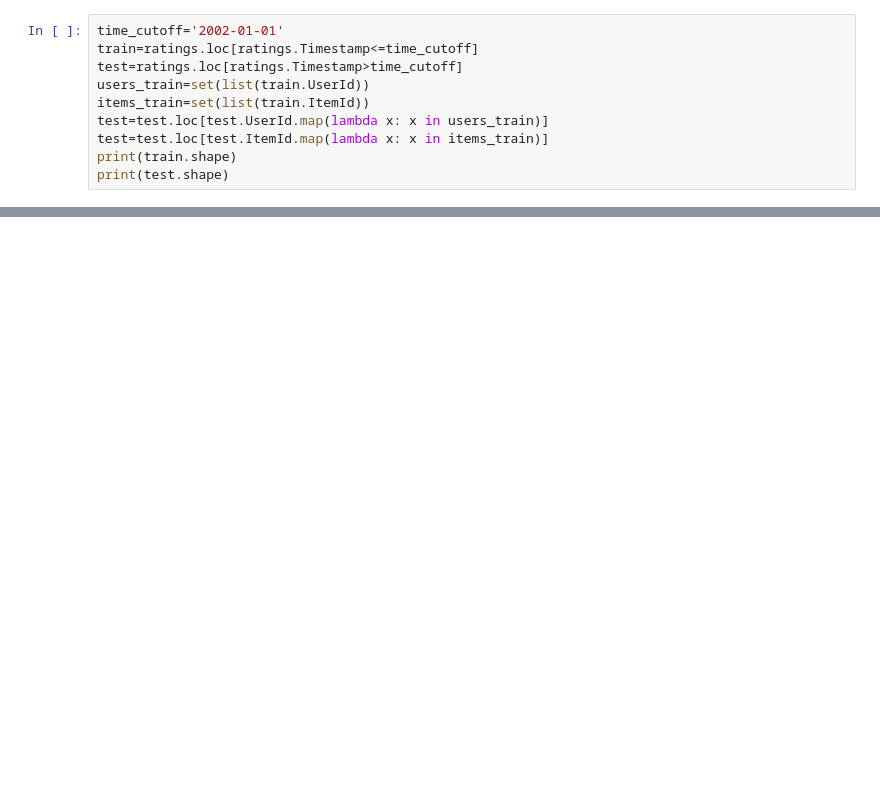
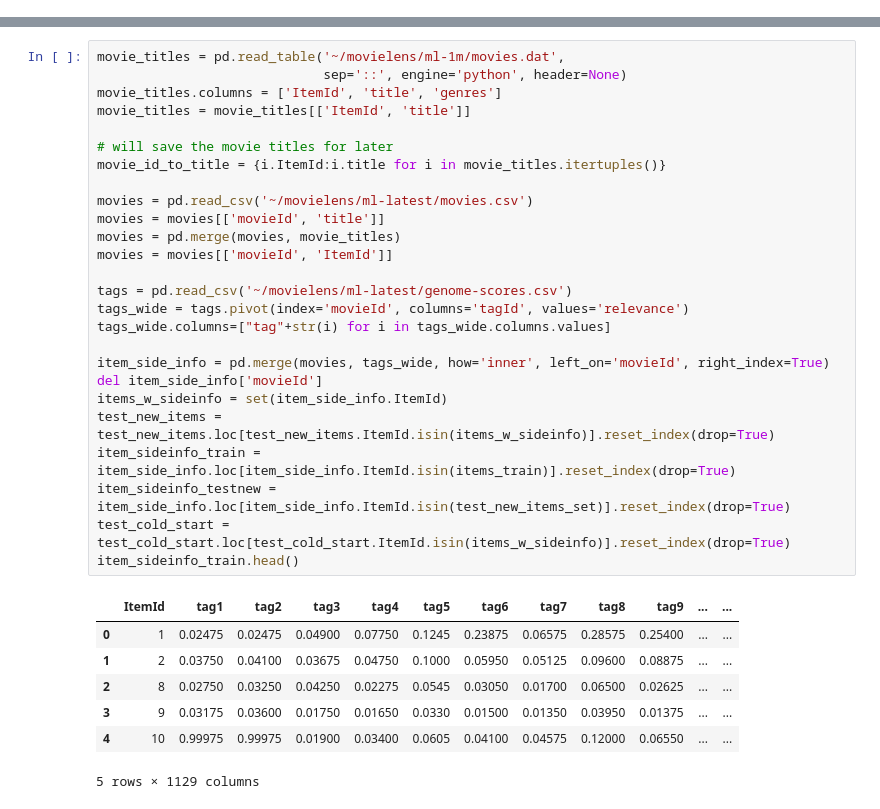
Before and after one commit to david-cortes/cmfrec, a Jupyter notebook: example/cmfrec_movielens_sideinfo.ipynb, the cells around one changed output, grey strips where cells are left out. Drawn from its saved outputs; the diff is of its cells as text; blank space fills up the shorter version.

```diff
--- a/example/cmfrec_movielens_sideinfo.ipynb
+++ b/example/cmfrec_movielens_sideinfo.ipynb
@@ -461,10 +148,0 @@ Temporal train-test split - this time it's not necessry to discard so much data
-# %%
-time_cutoff='2002-01-01'
-train=ratings.loc[ratings.Timestamp<=time_cutoff]
-test=ratings.loc[ratings.Timestamp>time_cutoff]
-users_train=set(list(train.UserId))
-items_train=set(list(train.ItemId))
-test=test.loc[test.UserId.map(lambda x: x in users_train)]
-test=test.loc[test.ItemId.map(lambda x: x in items_train)]
-print(train.shape)
-print(test.shape)
@@ -626,0 +156,34 @@ Average rating for bottom-10 (non-)recommendations from this model: 3.1021573604
+# %%
+movie_titles = pd.read_table('~/movielens/ml-1m/movies.dat',
+                             sep='::', engine='python', header=None)
+movie_titles.columns = ['ItemId', 'title', 'genres']
+movie_titles = movie_titles[['ItemId', 'title']]
+
+# will save the movie titles for later
+movie_id_to_title = {i.ItemId:i.title for i in movie_titles.itertuples()}
+
+movies = pd.read_csv('~/movielens/ml-latest/movies.csv')
+movies = movies[['movieId', 'title']]
+movies = pd.merge(movies, movie_titles)
+movies = movies[['movieId', 'ItemId']]
+
+tags = pd.read_csv('~/movielens/ml-latest/genome-scores.csv')
+tags_wide = tags.pivot(index='movieId', columns='tagId', values='relevance')
+tags_wide.columns=["tag"+str(i) for i in tags_wide.columns.values]
+
+item_side_info = pd.merge(movies, tags_wide, how='inner', left_on='movieId', right_index=True)
+del item_side_info['movieId']
+items_w_sideinfo = set(item_side_info.ItemId)
+test_new_items = test_new_items.loc[test_new_items.ItemId.isin(items_w_sideinfo)].reset_index(drop=True)
+item_sideinfo_train = item_side_info.loc[item_side_info.ItemId.isin(items_train)].reset_index(drop=True)
+item_sideinfo_testnew = item_side_info.loc[item_side_info.ItemId.isin(test_new_items_set)].reset_index(drop=True)
+test_cold_start = test_cold_start.loc[test_cold_start.ItemId.isin(items_w_sideinfo)].reset_index(drop=True)
+item_sideinfo_train.head()
+# %% [output]
+|  | ItemId | tag1 | tag2 | tag3 | tag4 | tag5 | tag6 | tag7 | tag8 | tag9 | ... | ... |
+| 0 | 1 | 0.02475 | 0.02475 | 0.04900 | 0.07750 | 0.1245 | 0.23875 | 0.06575 | 0.28575 | 0.25400 | ... | ... |
+| 1 | 2 | 0.03750 | 0.04100 | 0.03675 | 0.04750 | 0.1000 | 0.05950 | 0.05125 | 0.09600 | 0.08875 | ... | ... |
+| 2 | 8 | 0.02750 | 0.03250 | 0.04250 | 0.02275 | 0.0545 | 0.03050 | 0.01700 | 0.06500 | 0.02625 | ... | ... |
+| 3 | 9 | 0.03175 | 0.03600 | 0.01750 | 0.01650 | 0.0330 | 0.01500 | 0.01350 | 0.03950 | 0.01375 | ... | ... |
+| 4 | 10 | 0.99975 | 0.99975 | 0.01900 | 0.03400 | 0.0605 | 0.04100 | 0.04575 | 0.12000 | 0.06550 | ... | ... |
+5 rows × 1129 columns
```
Also changed, not shown: parts of 126 cells of this notebook, 1 other file.
